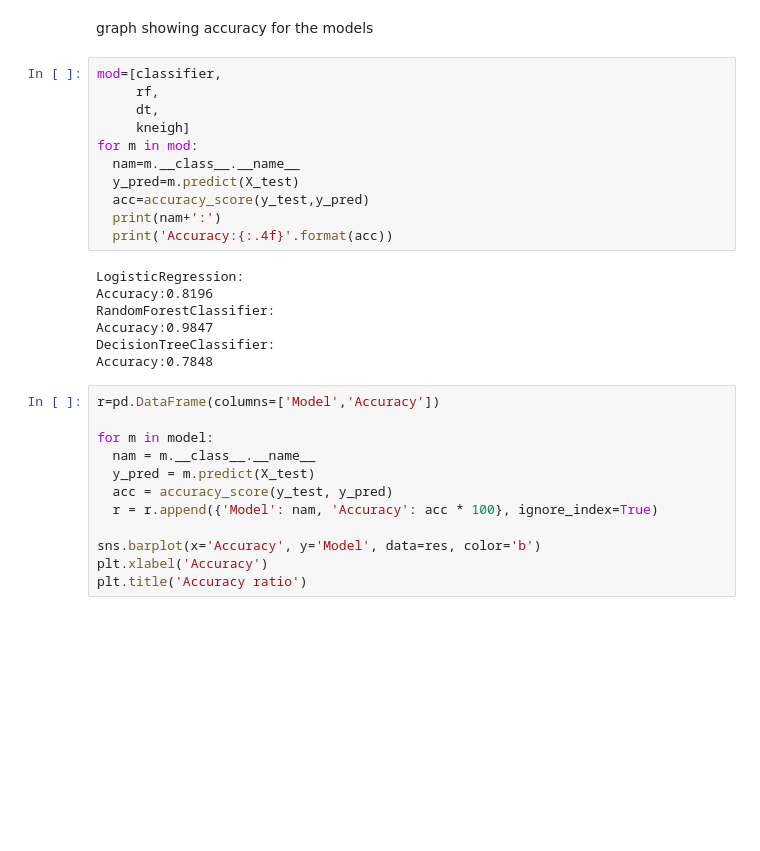
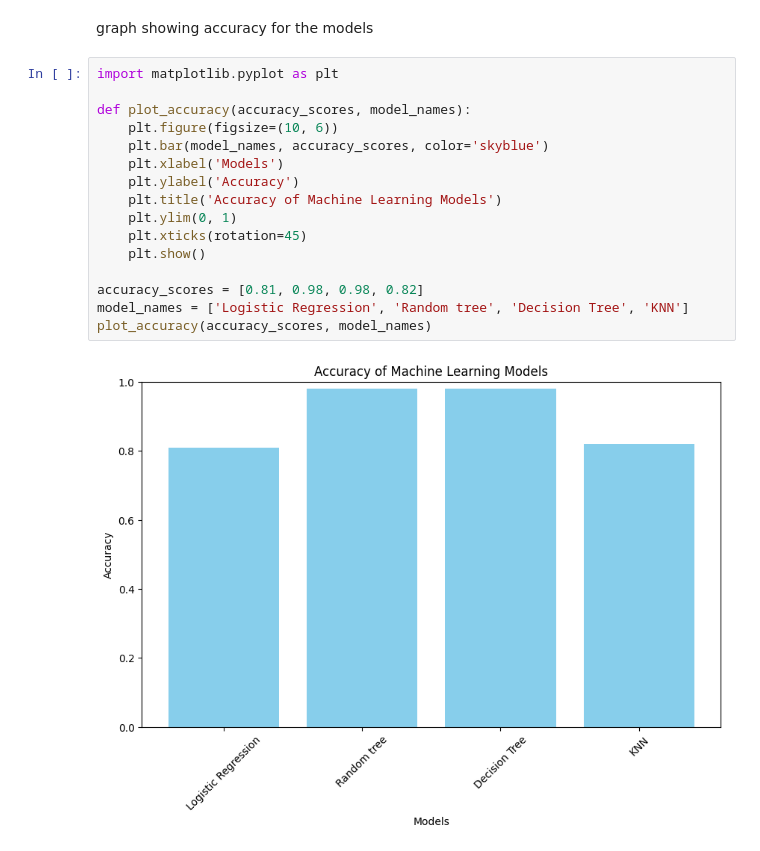
Before and after one commit to vivekpatel1204/ML-PROJECT, a Jupyter notebook: ML_FINAL(L).ipynb, the cells around one changed output. Drawn from its saved outputs; the diff is of its cells as text; blank space fills up the shorter version.

```diff
--- a/ML_FINAL(L).ipynb
+++ b/ML_FINAL(L).ipynb
@@ -522,32 +445,20 @@ Weak Password
 # %% [markdown]
 graph showing accuracy for the models
-# %%
-mod=[classifier,
-     rf,
-     dt,
-     kneigh]
-for m in mod:
-  nam=m.__class__.__name__
-  y_pred=m.predict(X_test)
-  acc=accuracy_score(y_test,y_pred)
-  print(nam+':')
-  print('Accuracy:{:.4f}'.format(acc))
-# %% [output]
-LogisticRegression:
-Accuracy:0.8196
-RandomForestClassifier:
-Accuracy:0.9847
-DecisionTreeClassifier:
-Accuracy:0.7848
-# %%
-r=pd.DataFrame(columns=['Model','Accuracy'])
-
-for m in model:
-  nam = m.__class__.__name__
-  y_pred = m.predict(X_test)
-  acc = accuracy_score(y_test, y_pred)
-  r = r.append({'Model': nam, 'Accuracy': acc * 100}, ignore_index=True)
-
-sns.barplot(x='Accuracy', y='Model', data=res, color='b')
-plt.xlabel('Accuracy')
-plt.title('Accuracy ratio')
+# %%
+import matplotlib.pyplot as plt
+
+def plot_accuracy(accuracy_scores, model_names):
+    plt.figure(figsize=(10, 6))
+    plt.bar(model_names, accuracy_scores, color='skyblue')
+    plt.xlabel('Models')
+    plt.ylabel('Accuracy')
+    plt.title('Accuracy of Machine Learning Models')
+    plt.ylim(0, 1)
+    plt.xticks(rotation=45)
+    plt.show()
+
+accuracy_scores = [0.81, 0.98, 0.98, 0.82]
+model_names = ['Logistic Regression', 'Random tree', 'Decision Tree', 'KNN']
+plot_accuracy(accuracy_scores, model_names)
+# %% [output]
+[figure, added]
```
Also changed, not shown: parts of 31 cells of this notebook.
